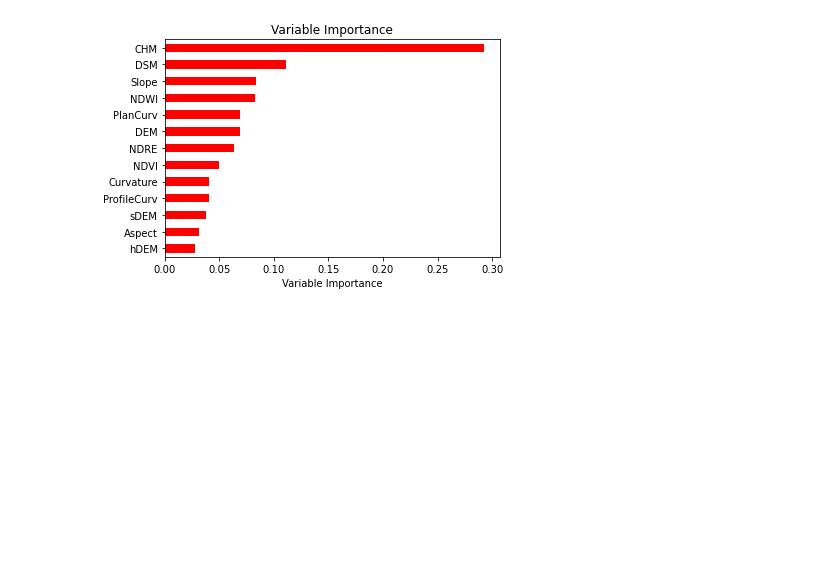
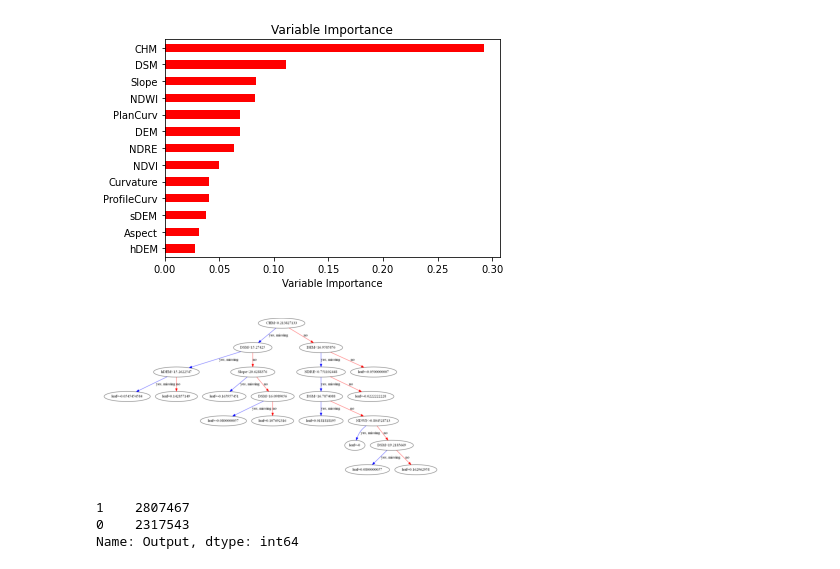
Before and after one commit to sgovil5/wetland-prediction, a Jupyter notebook: V3/Castla Bay/Classification Models/XGBM.ipynb, the cells around one changed output. Saved outputs shown, nothing was run; the diff lists cells and outputs as text; code cells hidden in the pictures; blank space fills up the shorter version.

```diff
--- a/V3/Castla Bay/Classification Models/XGBM.ipynb
+++ b/V3/Castla Bay/Classification Models/XGBM.ipynb
@@ -205,0 +215,9 @@ Text(0.5, 1.0, 'Variable Importance')
+# %%
+model = XGBClassifier(n_estimators=500, learning_rate=0.1, max_depth=6 ,random_state=2)
+model.fit(X, y)
+pred_values = model.predict(X_all)
+Output.extend(pred_values)
+# %%
+t_ax = plot_tree(model, orientation='horizontal')
+# %% [output]
+[figure, added]
@@ -205,0 +226,6 @@ Text(0.5, 1.0, 'Variable Importance')
+# %%
+test_df['Output'].value_counts()
+# %% [output]
+1    2807467
+0    2317543
+Name: Output, dtype: int64
```
Also changed, not shown: parts of 4 cells of this notebook, 8 other files.
